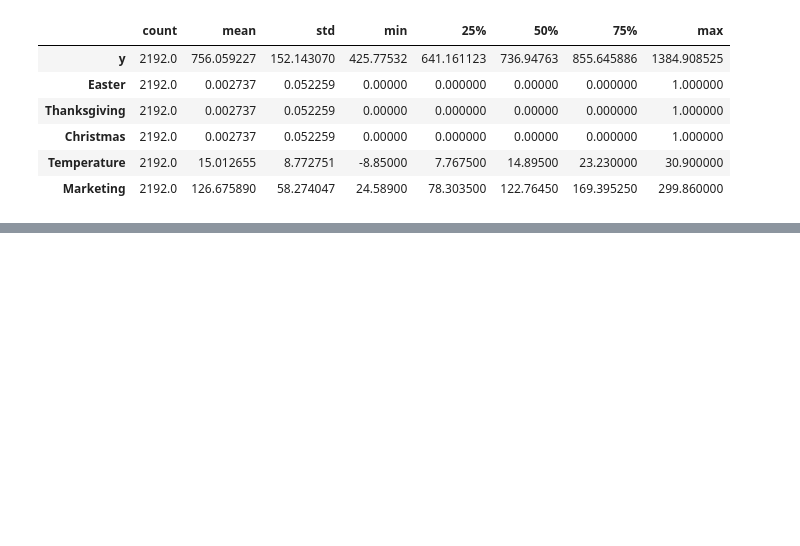
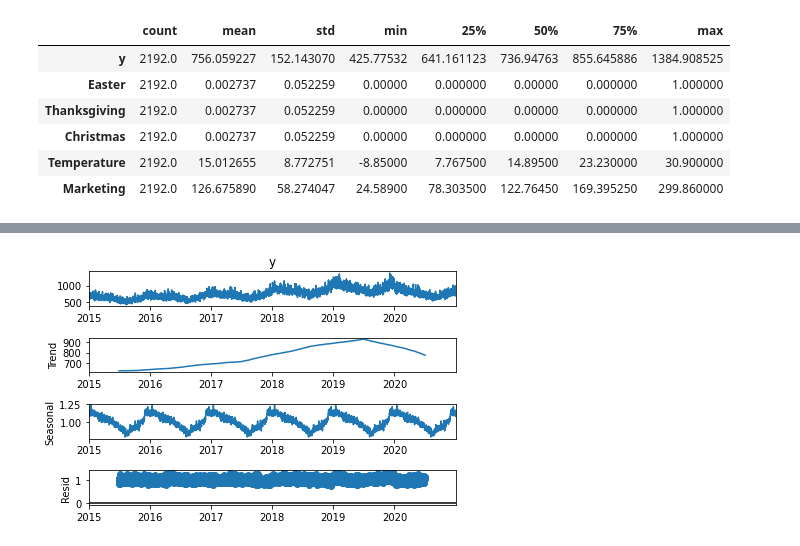
Before and after one commit to ultragorira/AI_and_ML, a Jupyter notebook: TimeSeries/ZTM_TimeSeries/EDA.ipynb, the cells around one changed output, grey strips where cells are left out. Drawn from its saved outputs; the diff is of its cells as text; code cells hidden in the pictures; blank space fills up the shorter version.

```diff
--- a/TimeSeries/ZTM_TimeSeries/EDA.ipynb
+++ b/TimeSeries/ZTM_TimeSeries/EDA.ipynb
@@ -44,3 +47,10 @@ df.describe().transpose()
 | Marketing | 2192.0 | 126.675890 | 58.274047 | 24.58900 | 78.303500 | 122.76450 | 169.395250 | 299.860000 |
 # %% [markdown]
 ![Additive Vs Multiplicative](img/AdditiveVSMultiplicative.PNG "Additive Vs Multiplicative")
+# %%
+decomposition = seasonal_decompose(x = df.y,
+                                   model = 'multiplicative',
+                                   period = 365)
+decomposition.plot();
+# %% [output]
+[figure, added]
```
Also changed, not shown: parts of 15 cells of this notebook.
